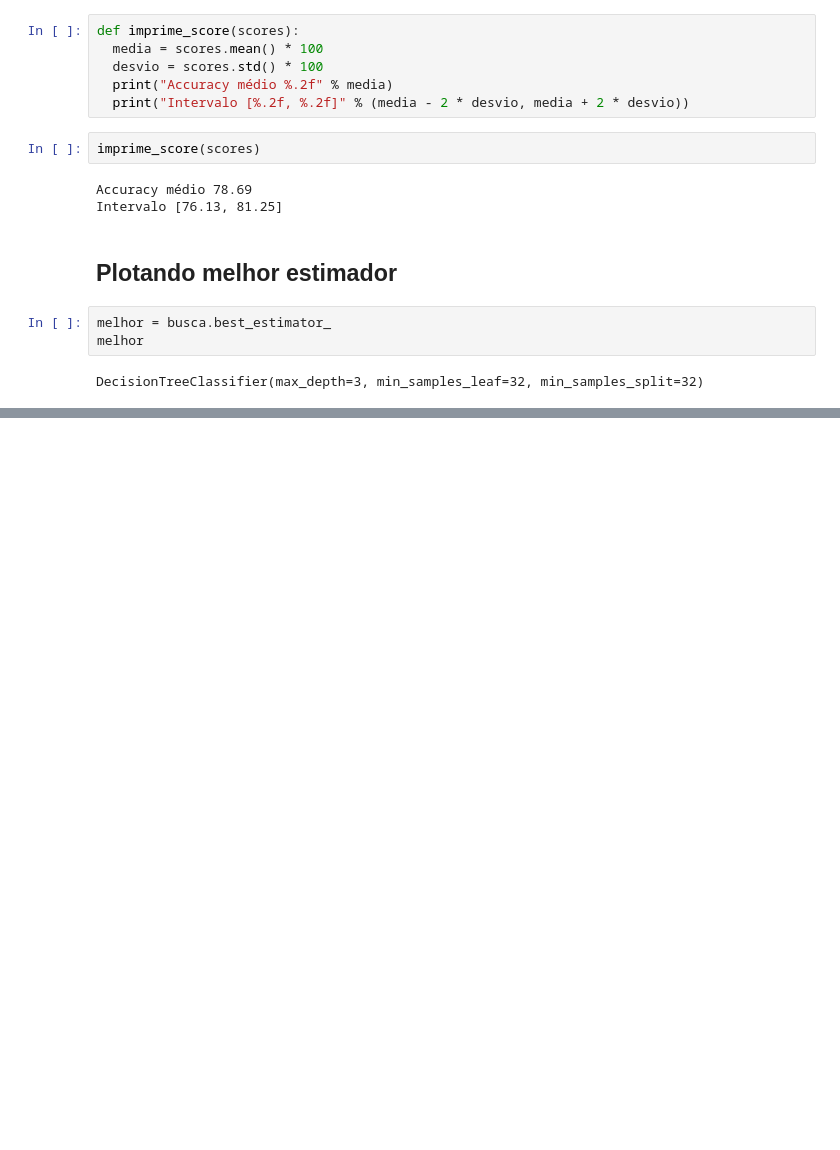
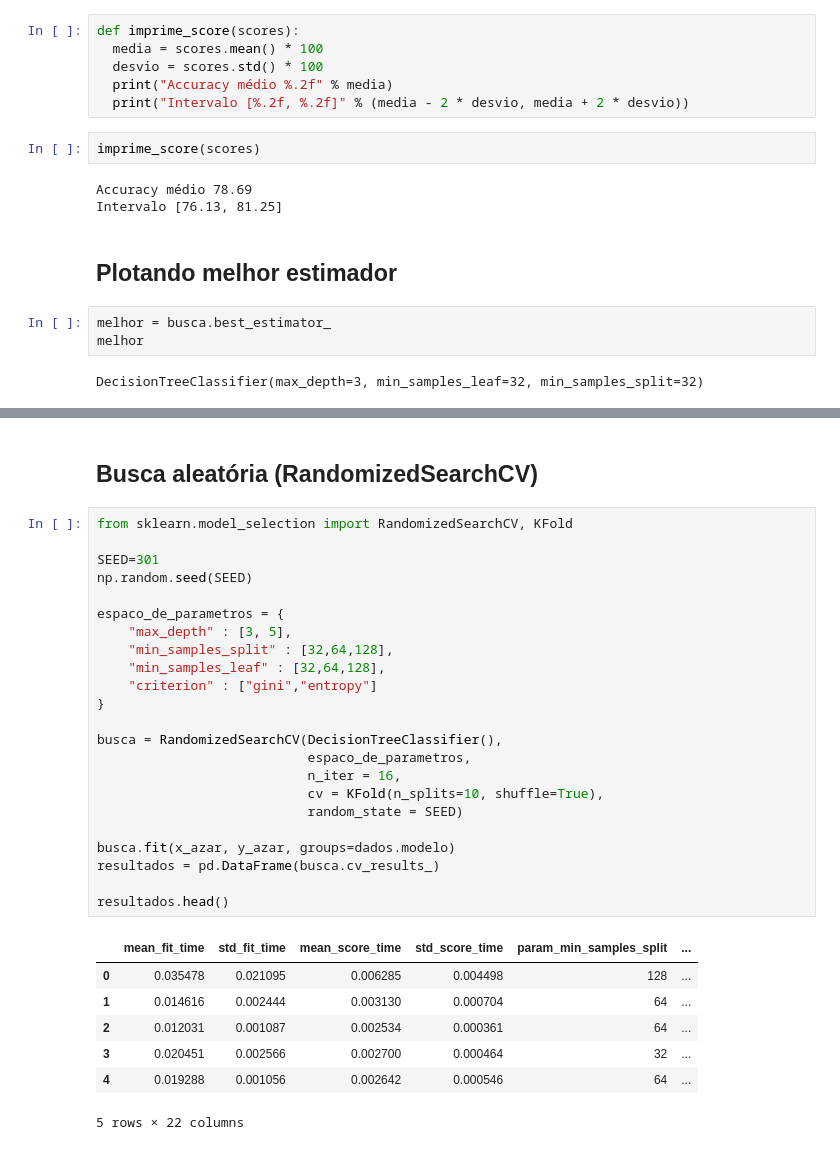
Before and after one commit to angelomaia/alura-cursos, a Jupyter notebook: Formação Machine Learning/Otimização_de_hiperparâmetros.ipynb, the cells around one changed output, grey strips where cells are left out. Saved outputs shown, nothing was run; the diff lists cells and outputs as text; blank space fills up the shorter version.

```diff
--- a/Formação Machine Learning/Otimização_de_hiperparâmetros.ipynb
+++ b/Formação Machine Learning/Otimização_de_hiperparâmetros.ipynb
@@ -638,3 +638,36 @@ graph = graphviz.Source(dot_data)
 graph
 # %% [output]
 [drawing not drawn]
+# %% [markdown]
+## Busca aleatória (RandomizedSearchCV)
+# %%
+from sklearn.model_selection import RandomizedSearchCV, KFold
+
+SEED=301
+np.random.seed(SEED)
+
+espaco_de_parametros = {
+    "max_depth" : [3, 5],
+    "min_samples_split" : [32,64,128],
+    "min_samples_leaf" : [32,64,128],
+    "criterion" : ["gini","entropy"]
+}
+
+busca = RandomizedSearchCV(DecisionTreeClassifier(),
+                           espaco_de_parametros,
+                           n_iter = 16,
+                           cv = KFold(n_splits=10, shuffle=True),
+                           random_state = SEED)
+
+busca.fit(x_azar, y_azar, groups=dados.modelo)
+resultados = pd.DataFrame(busca.cv_results_)
+
+resultados.head()
+# %% [output]
+|  | mean_fit_time | std_fit_time | mean_score_time | std_score_time | param_min_samples_split | ... |
+| 0 | 0.035478 | 0.021095 | 0.006285 | 0.004498 | 128 | ... |
+| 1 | 0.014616 | 0.002444 | 0.003130 | 0.000704 | 64 | ... |
+| 2 | 0.012031 | 0.001087 | 0.002534 | 0.000361 | 64 | ... |
+| 3 | 0.020451 | 0.002566 | 0.002700 | 0.000464 | 32 | ... |
+| 4 | 0.019288 | 0.001056 | 0.002642 | 0.000546 | 64 | ... |
+5 rows × 22 columns
```
Also changed, not shown: parts of 16 cells of this notebook.
